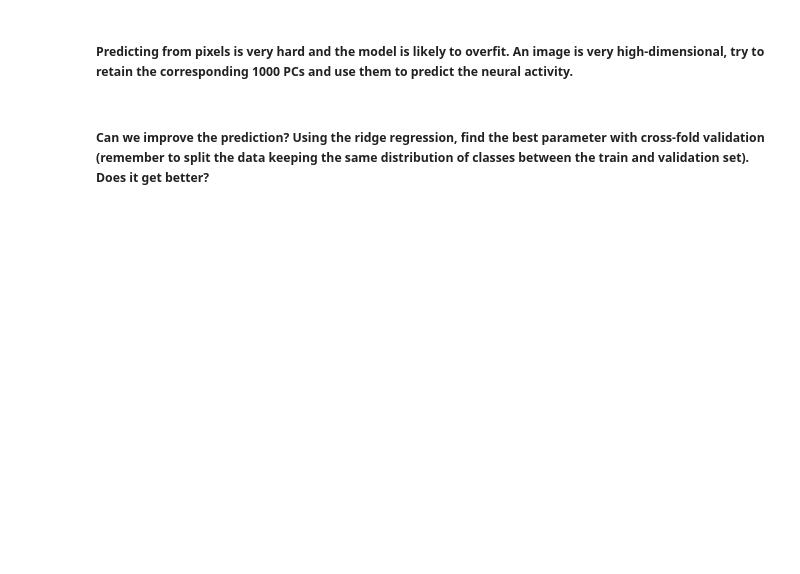
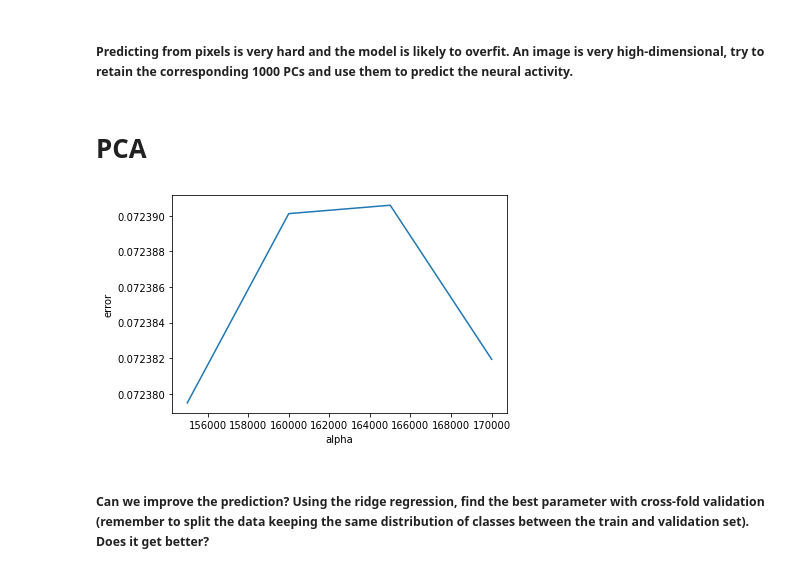
Before and after one commit to emmabhl/NX414_Predicting_neural_activity, a Jupyter notebook: week5.ipynb, the cells around one changed output. Saved outputs shown, nothing was run; the diff lists cells and outputs as text; code cells hidden in the pictures; blank space fills up the shorter version.

```diff
--- a/week5.ipynb
+++ b/week5.ipynb
@@ -120,18 +123,3 @@ linear_model = LinearRegression()
 linear_model.fit(flat_train, spikes_train)
 # %% [output]
 LinearRegression()
-# %%
-alphas = [140000, 145000, 150000, 155000, 160000]
-scores = []
-for alpha in alphas:
-    model = Ridge(alpha=alpha)
-    cv_scores = cross_val_score(model, flat_train, spikes_train, cv=5)
-    scores.append(np.mean(cv_scores))
-plt.plot(alphas, scores)
-plt.xlabel('alpha')
-plt.ylabel('error')
-plt.show()
-
-best_alpha = alphas[np.argmax(scores)]
-ridge_model = Ridge(alpha=best_alpha)
-ridge_model.fit(flat_train, spikes_train)
@@ -232,2 +265,15 @@ plt.show()
+# %% [markdown]
+# PCA
+# %%
+# PCA on the training set to reduce the dimensionality of the data to 1000
+pca = PCA(n_components=1000)
+flat_pca_train = pca.fit_transform(flat_train)
+flat_pca_val = pca.transform(flat_val)
+# %%
+# apply ridge regression on the PCA data
+alphas = [155000, 160000, 165000, 170000]
+ridge_pca_model, best_alpha_pca = RidgeCV(flat_pca_train, spikes_train, alphas)
+# %% [output]
+[figure, added]
 # %% [markdown]
 ##### Can we improve the prediction? Using the ridge regression, find the best parameter with cross-fold validation (remember to split the data keeping the same distribution of classes between the train and validation set). Does it get better?
```
Also changed, not shown: parts of 10 cells of this notebook.
